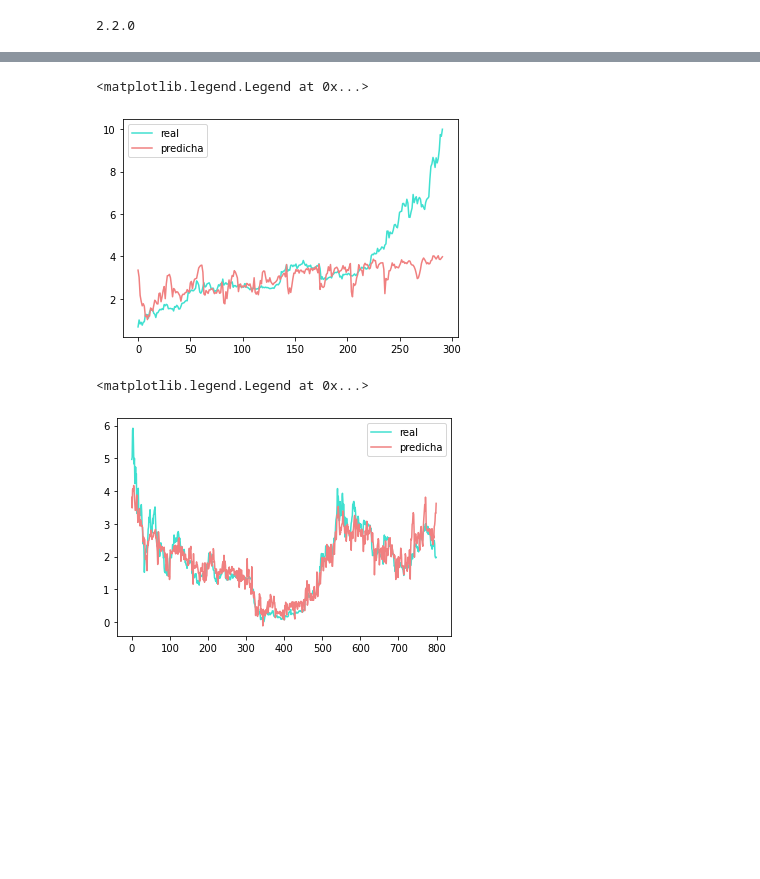
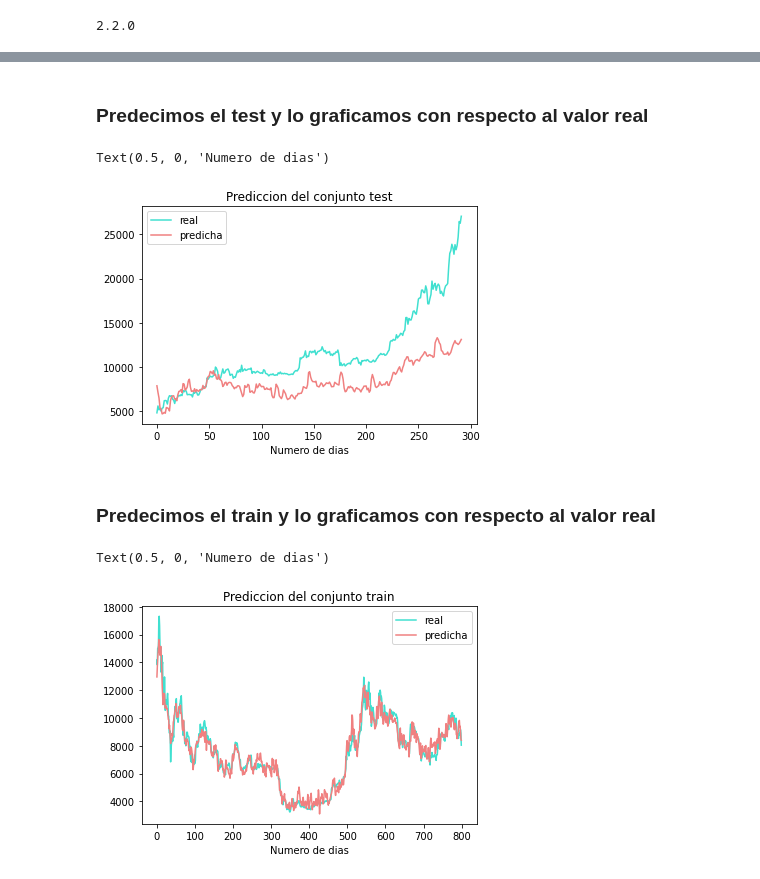
Before and after one commit to keniaCisneros/bitcoins_pricing, a Jupyter notebook: Serie_tiempo.ipynb, the cells around one changed output, grey strips where cells are left out. Saved outputs shown, nothing was run; the diff lists cells and outputs as text; code cells hidden in the pictures; blank space fills up the shorter version.

```diff
--- a/Serie_tiempo.ipynb
+++ b/Serie_tiempo.ipynb
@@ -93,9 +73,17 @@ def series_to_supervised(data, n_in=1, n_out=1, dropnan=True):
+# %%
+ventana=3 # Se puede mover
+n_cols=15 # Numero de variables incluyendo la variable objetivo
+entrenamiento=800 #Cuantos dias de entrenamiento (restante sera para el conjunto test)
+n_obs=ventana*n_cols
 # %%
-ventana=3 # Se puede mover
-n_cols=19
+
 values = df.iloc[1082:,1:].values# Desde el primer dia del 2018
 
-scaler = MinMaxScaler(feature_range=(0, 10))
-values = scaler.fit_transform(values)
+transformer = StandardScaler()
+transformer.fit(values)
 
+transformer_y = StandardScaler()
+transformer_y.fit(df.iloc[1082:,-1].values.reshape(-1,1))
+
+values = transformer.transform(values)
 data = series_to_supervised(values, ventana,1 )
@@ -148,12 +132,12 @@ model = tf.keras.models.Sequential([
    tf.keras.layers.Bidirectional(tf.keras.layers.LSTM(32, return_sequences=True)),
   tf.keras.layers.Bidirectional(tf.keras.layers.LSTM(32)),
   tf.keras.layers.Dropout(0.2),
-  tf.keras.layers.Dense(40,activation="relu"),
+  tf.keras.layers.Dense(50,activation="relu"),
   tf.keras.layers.Dense(1),
-  tf.keras.layers.Lambda(lambda x: x * 10.0)# se puede mover entre 500 a unos 2000
+  tf.keras.layers.Lambda(lambda x: x * 10.0)
 ])
 
 
 model.compile(loss=tf.keras.losses.Huber(), optimizer=tf.keras.optimizers.Adam(learning_rate=1e-6),metrics=["mae"])
-history = model.fit(train_X,train_y,shuffle=False,validation_data=(test_X,test_y),epochs=1000)# epocas se pueden mover, ver la grafica del trainning
+history = model.fit(train_X,train_y,shuffle=False,validation_data=(test_X,test_y),epochs=1000)
 # %% [output]
@@ -186,8 +172,14 @@ y_pred=model.predict(test_X)
+# %% [markdown]
+### Predecimos el test y lo graficamos con respecto al valor real
+# %%
+y_pred=model.predict(test_X)
+y_pred_inv=transformer_y.inverse_transform(y_pred)# Transformamos a la escala real de los datos
 # %%
-plt.plot(test_y, color="turquoise",label="real")
-plt.plot(y_pred, color="lightcoral",label="predicha")
+plt.plot(range(0,len(test_X)),df.iloc[-len(test_X):,-1],color="turquoise",label="real")
+plt.plot(range(0,len(test_X)),y_pred_inv, color="lightcoral",label="predicha")
 plt.legend()
-#plt.axis([200,300,-5,20])
+plt.title("Prediccion del conjunto test")
+plt.xlabel("Numero de dias")
 # %% [output]
-<matplotlib.legend.Legend at 0x...>
+Text(0.5, 0, 'Numero de dias')
-[figure, old version]
+[figure, new version]
@@ -195,0 +186,2 @@ y_pred=model.predict(train_X)
+# %% [markdown]
+### Predecimos el train y lo graficamos con respecto al valor real
@@ -196,8 +191,9 @@ y_pred=model.predict(train_X)
 # %%
-plt.plot(train_y, color="turquoise",label="real")
-plt.plot(y_pred, color="lightcoral",label="predicha")
+plt.plot(range(0,len(train_X)),df.iloc[1082:1082+len(train_X),-1],color="turquoise",label="real")
+plt.plot(range(0,len(train_X)),y_pred_inv_t, color="lightcoral",label="predicha")
 plt.legend()
-#plt.axis([400,600,-5,10])
+plt.title("Prediccion del conjunto train")
+plt.xlabel("Numero de dias")
 # %% [output]
-<matplotlib.legend.Legend at 0x...>
+Text(0.5, 0, 'Numero de dias')
-[figure, old version]
+[figure, new version]
```
Also changed, not shown: parts of 25 cells of this notebook, 2 other files.
